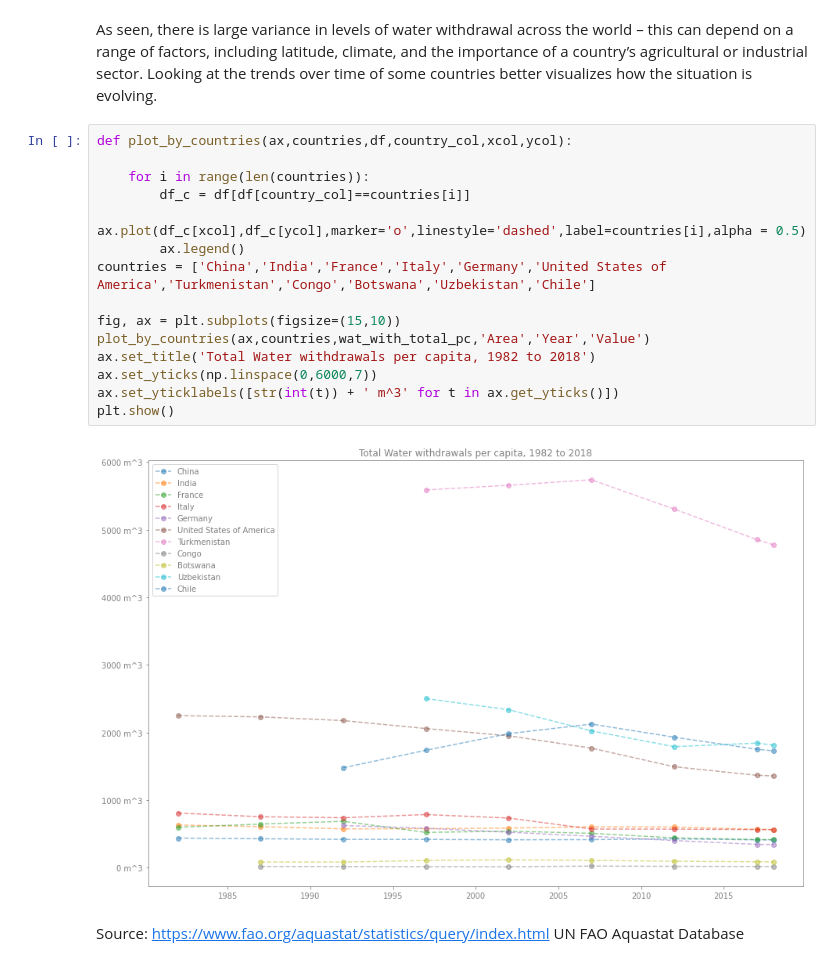
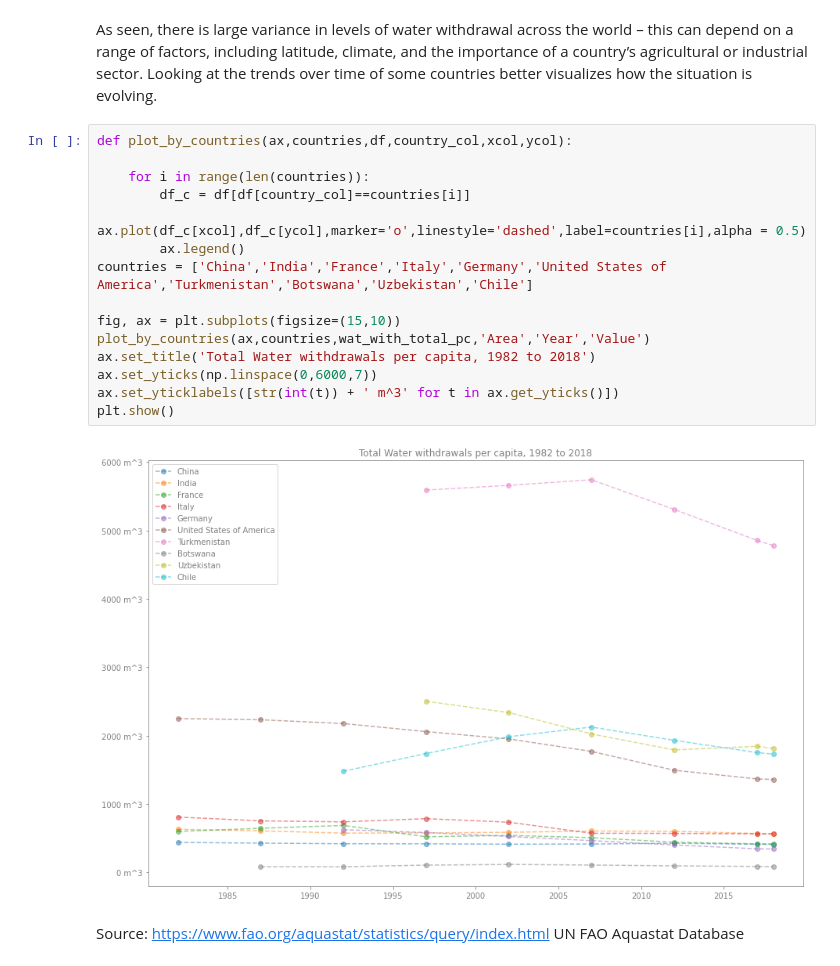
Before and after one commit to DavVarr/water-visualizations, a Jupyter notebook: sdg-6.ipynb, the cells around one changed output. Cells and saved outputs as stored; diff of their text form.

```diff
--- a/sdg-6.ipynb
+++ b/sdg-6.ipynb
@@ -368,20 +368,20 @@ As seen, there is large variance in levels of water withdrawal across the world
 # %%
 def plot_by_countries(ax,countries,df,country_col,xcol,ycol):
 
     for i in range(len(countries)):
         df_c = df[df[country_col]==countries[i]]
         ax.plot(df_c[xcol],df_c[ycol],marker='o',linestyle='dashed',label=countries[i],alpha = 0.5)
         ax.legend()
-countries = ['China','India','France','Italy','Germany','United States of America','Turkmenistan','Congo','Botswana','Uzbekistan','Chile']
+countries = ['China','India','France','Italy','Germany','United States of America','Turkmenistan','Botswana','Uzbekistan','Chile']
 
 fig, ax = plt.subplots(figsize=(15,10))
 plot_by_countries(ax,countries,wat_with_total_pc,'Area','Year','Value')
 ax.set_title('Total Water withdrawals per capita, 1982 to 2018')
 ax.set_yticks(np.linspace(0,6000,7))
 ax.set_yticklabels([str(int(t)) + ' m^3' for t in ax.get_yticks()])
 plt.show()
 # %% [output]
-[figure, old version]
+[figure, new version]
 # %% [markdown]
 Source: https://www.fao.org/aquastat/statistics/query/index.html UN FAO Aquastat Database
 # %% [markdown]
```
Also changed, not shown: parts of 16 cells of this notebook.
